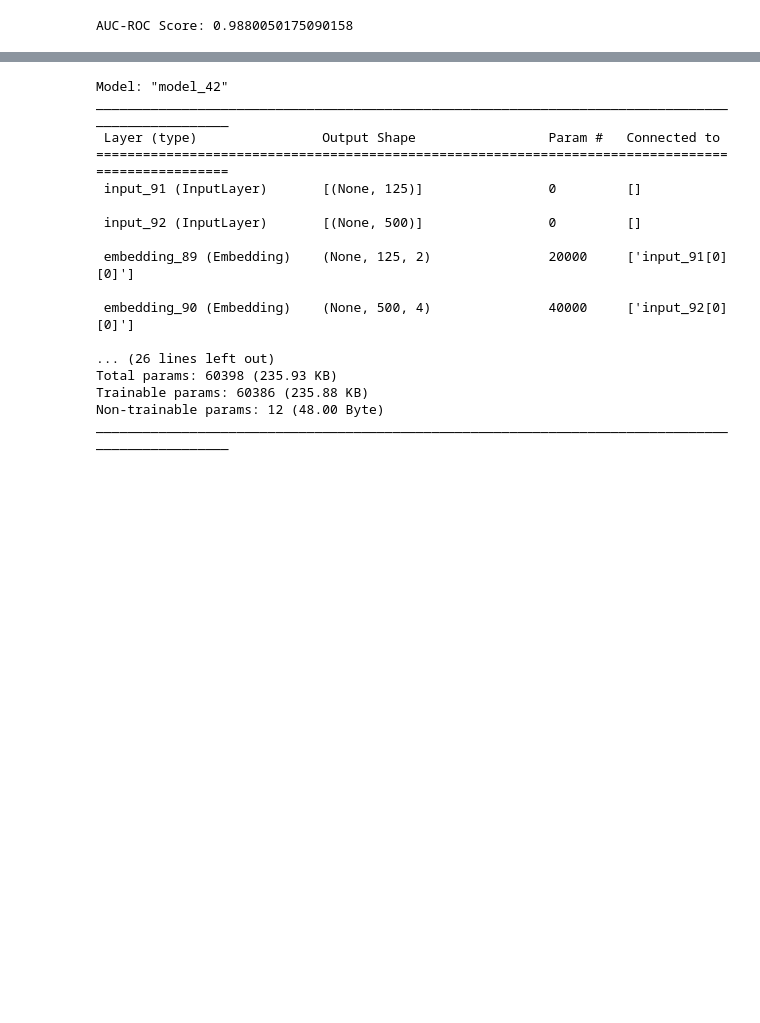
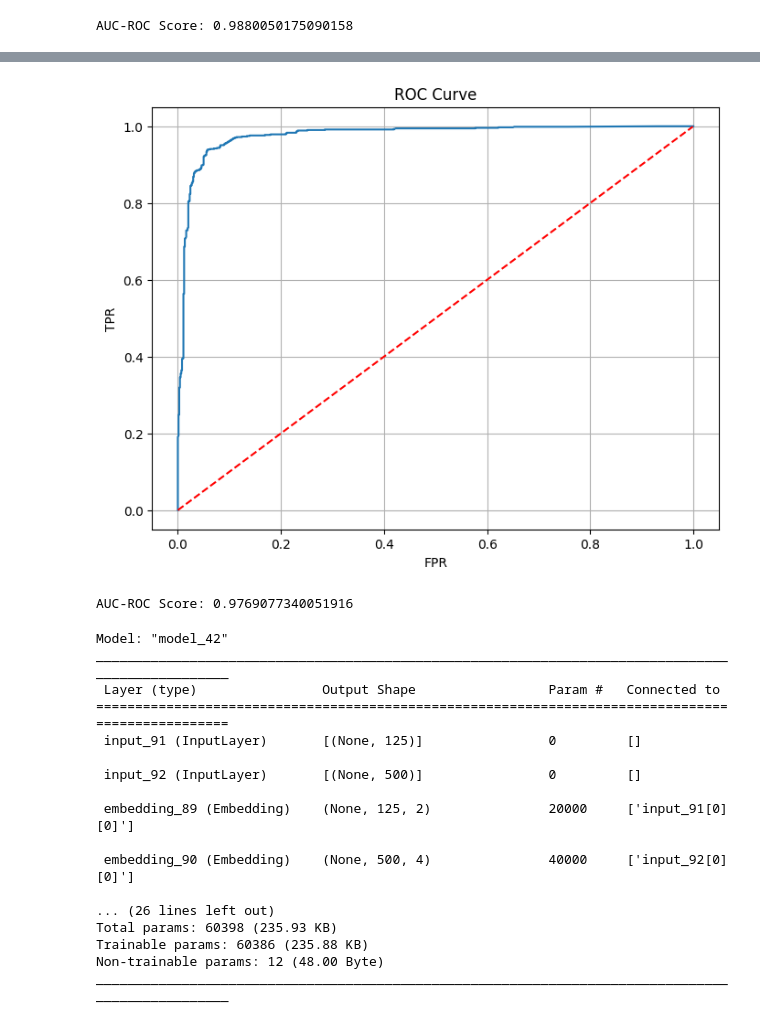
Before and after one commit to InnerShadow/Organization-of-data-processing, a Jupyter notebook: Lab2/Lab2.ipynb, the cells around one changed output, grey strips where cells are left out. Drawn from its saved outputs; the diff is of its cells as text; code cells hidden in the pictures; blank space fills up the shorter version.

Commit message:
Add Random Forest

```diff
--- a/Lab2/Lab2.ipynb
+++ b/Lab2/Lab2.ipynb
@@ -580,3 +578,8 @@ print('AUC-ROC Score:', auc_roc)
 [figure]
 [figure]
 AUC-ROC Score: 0.9880050175090158
+# %%
+# Try RandomForest
+
+model = RandomForestClassifier(max_depth = 3, max_features = X_test.shape[1] // 2)
+model.fit(X_train, y_train)
@@ -583,3 +602,21 @@ AUC-ROC Score: 0.9880050175090158
+# %%
+predictions_proba = model.predict_proba(X_test)[:, 1]
+fpr, tpr, thresholds = roc_curve(y_test, predictions_proba)
+
+plt.figure(figsize = (8, 6))
+plt.plot(fpr, tpr, label = 'ROC Curve')
+plt.plot(np.arange(0, 1, 0.001), np.arange(0, 1, 0.001), '--', c = 'r')
+plt.xlabel('FPR')
+plt.ylabel('TPR')
+plt.title('ROC Curve')
+plt.grid(True)
+plt.show()
+
+auc_roc = roc_auc_score(y_test, predictions_proba)
+print('AUC-ROC Score:', auc_roc)
+# %% [output]
+[figure, added]
+AUC-ROC Score: 0.9769077340051916
 # %%
 # Try to fit LSTM model
 # First of all keep 10000 most common words from Subject & Body
```
Also changed, not shown: parts of 13 cells of this notebook, 1 other file.
